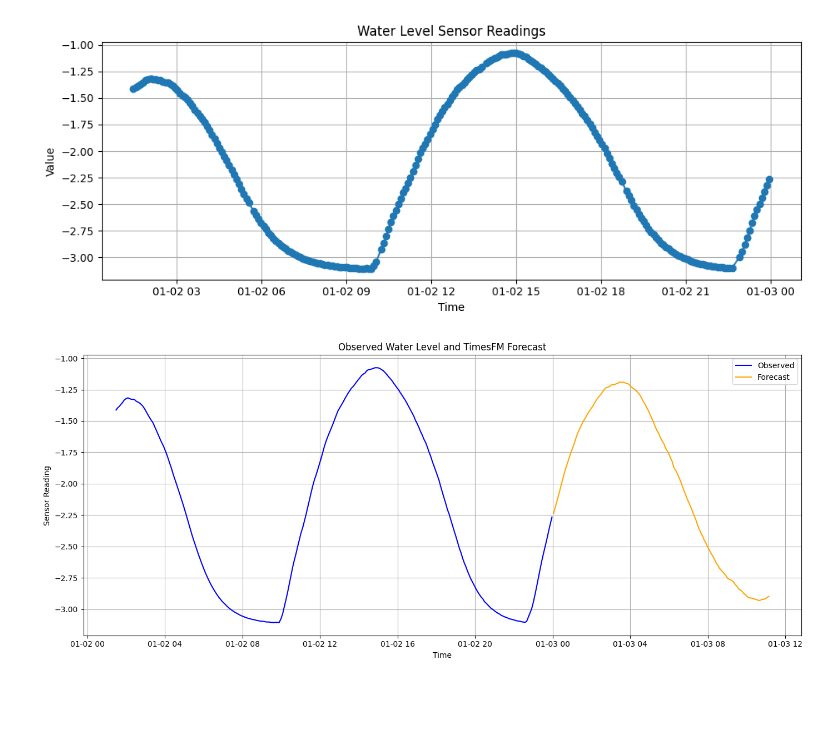
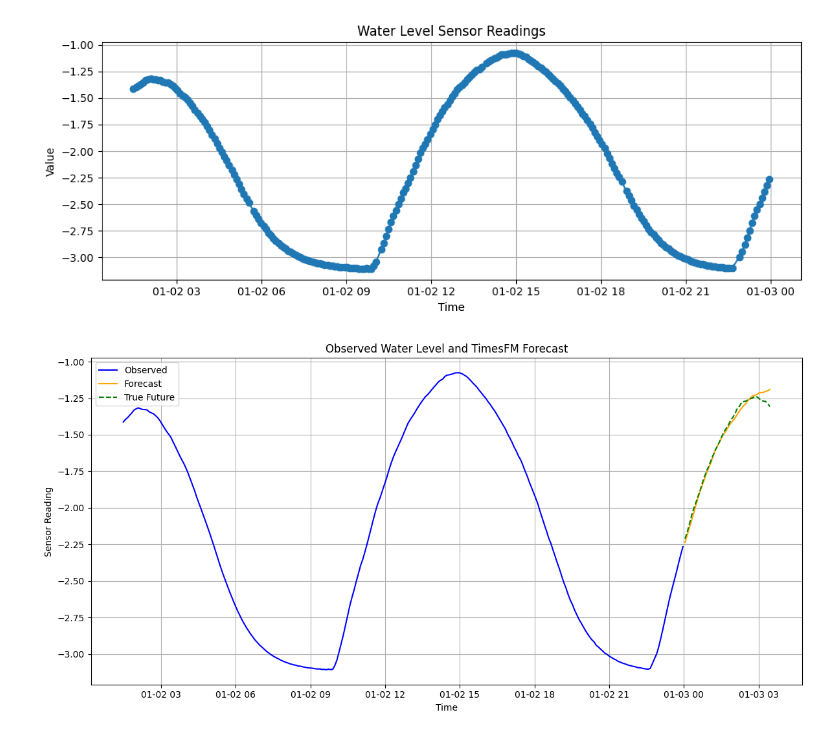
Before and after one commit to PrasunBanerjee04/SecooraRiskModel, a Jupyter notebook: model/TrainModel.ipynb, the cells around one changed output. Drawn from its saved outputs; the diff is of its cells as text; code cells hidden in the pictures; blank space fills up the shorter version.

```diff
--- a/model/TrainModel.ipynb
+++ b/model/TrainModel.ipynb
@@ -206,8 +206,8 @@ class TimeSeriesDataset:
 series = data["result"].to_numpy(dtype="float32")
 
 # Configs
-context_len = 10000
-horizon_len = 100
+context_len = 1000
+horizon_len = 40
 freq = 0  # unknown/irregular
 
 # Prepare input for model
@@ -227,7 +227,7 @@ with torch.no_grad():
         past_values=context_vals.to(device),  # [1, context_len]
         freq=torch.tensor([freq], dtype=torch.long).to(device),  # [1]
     )
-    forecast = output.mean_predictions[0].cpu().numpy()
+    forecast = output.mean_predictions[0][:horizon_len].cpu().numpy()  # <- sliced to horizon_len
     print("Forecasted values:", forecast)
 
 # Save forecast to .pkl file
@@ -271,27 +263,33 @@ plot_series(data["time"][start : end], data["result"][start : end], title="Water
 # %%
 start = 130000
 end = 130254
 observed_times = data["time"][start:end].reset_index(drop=True)
 observed_values = data["result"][start:end].reset_index(drop=True)
 
 # Step 2: Assume forecast is stored in this variable (NumPy array)
 # forecast = np.array([...])  # Already computed from TimesFM
 
 # Step 3: Generate future timestamps at same frequency
 # We'll assume constant interval based on last two timestamps
 time_delta = observed_times.iloc[-1] - observed_times.iloc[-2]
 forecast_times = [observed_times.iloc[-1] + (i + 1) * time_delta for i in range(len(forecast))]
 
 # Step 4: Plot everything
-plt.figure(figsize=(14, 6))
+plt.figure(figsize=(12, 6))
 plt.plot(observed_times, observed_values, label="Observed", color="blue")
 plt.plot(forecast_times, forecast, label="Forecast", color="orange")
 plt.xlabel("Time")
 plt.ylabel("Sensor Reading")
 plt.title("Observed Water Level and TimesFM Forecast")
-plt.legend()
 plt.grid(True)
 plt.tight_layout()
+#plt.show()
+
+true_future_values = df_3["result"][539:539 + horizon_len].reset_index(drop=True)
+
+# Align with the same forecast_times (assuming same frequency and meaning)
+plt.plot(forecast_times[:len(true_future_values)], true_future_values, label="True Future", color="green", linestyle="dashed")
+plt.legend()
 plt.show()
 # %% [output]
-[figure, old version]
+[figure, new version]
```
Also changed, not shown: parts of 4 cells of this notebook, 1 other file.
